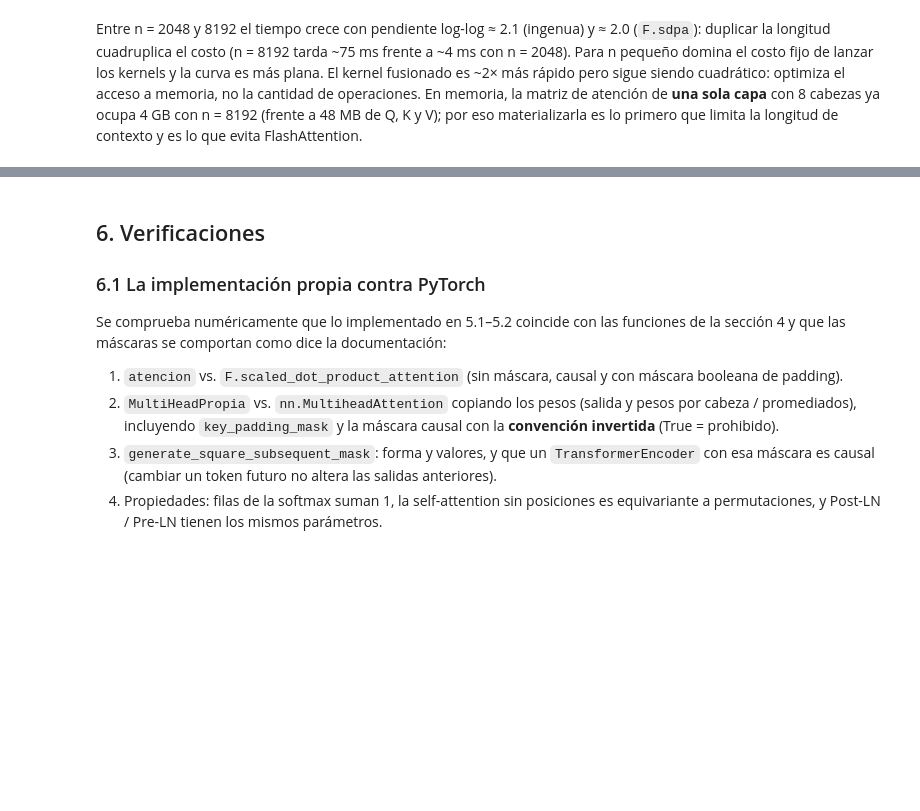
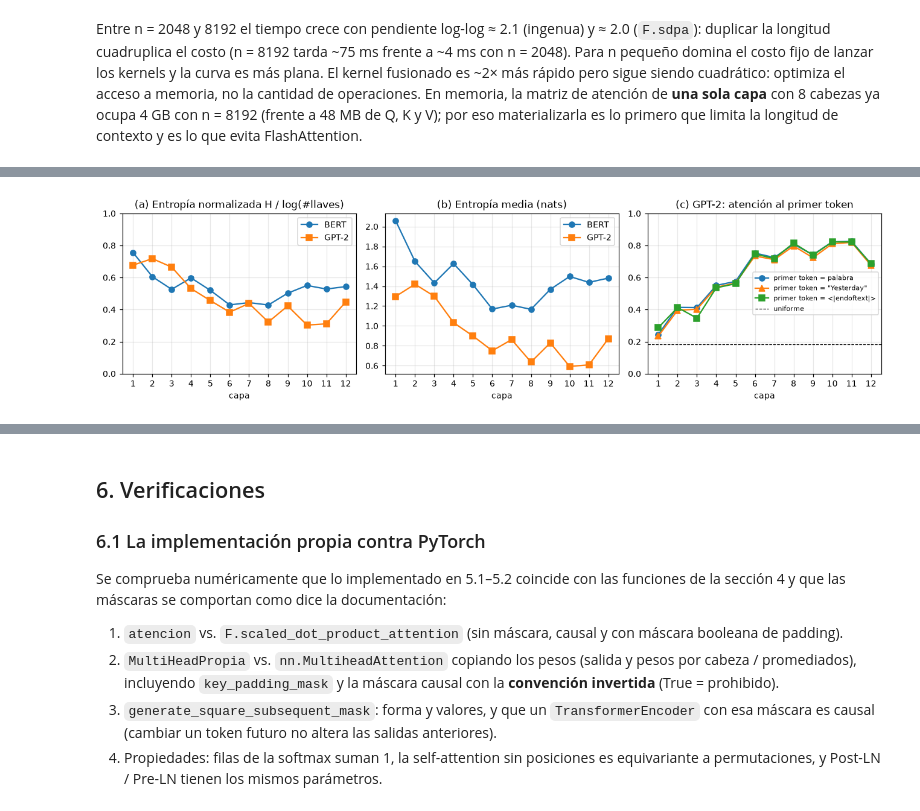
Before and after one commit to nicoCT04/Hoja_trabajo_2_DL, a Jupyter notebook: notebook/hoja2.ipynb, the cells around one changed output, grey strips where cells are left out. Cells and saved outputs as stored; diff of their text form; code cells hidden in the pictures; blank space fills up the shorter version.

```diff
--- a/notebook/hoja2.ipynb
+++ b/notebook/hoja2.ipynb
@@ -420,0 +721,18 @@ primero que limita la longitud de contexto y es lo que evita FlashAttention.
+# %%
+def entropia_por_capa(modelo, tok, oraciones, causal):
+    H, Hn = np.zeros(12), np.zeros(12)
+    for o in oraciones:
+        A, _ = atenciones(modelo, tok, o)
+        n = A.shape[-1]
+        h = -(A * torch.log(A.clamp_min(1e-12))).sum(-1)                     # (capas, cabezas, n)
+        nllaves = torch.arange(1, n + 1).float() if causal else torch.full((n,), float(n))
+        filas = slice(1, None) if causal else slice(None)
+        H += h[..., filas].mean((1, 2)).numpy()
+        Hn += (h / torch.log(nllaves))[..., filas].mean((1, 2)).numpy()
+    return H / len(oraciones), Hn / len(oraciones)
+
+H_b, Hn_b = entropia_por_capa(bert, tok_bert, ORACIONES, causal=False)
+H_g, Hn_g = entropia_por_capa(gpt2, tok_gpt2, ORACIONES, causal=True)
+ent_df = pd.DataFrame({'capa': range(1, 13), 'BERT H': H_b, 'BERT H norm.': Hn_b, 'GPT-2 H': H_g, 'GPT-2 H norm.': Hn_g})
+ent_df.to_csv(os.path.join(REPORTS, 'entropia.csv'), index=False)
+ent_df
@@ -420,0 +753,16 @@ primero que limita la longitud de contexto y es lo que evita FlashAttention.
+# %%
+fig, ax = plt.subplots(1, 3, figsize=(12, 3.3))
+ax[0].plot(ent_df.capa, ent_df['BERT H norm.'], 'o-', label='BERT')
+ax[0].plot(ent_df.capa, ent_df['GPT-2 H norm.'], 's-', label='GPT-2')
+ax[0].set(title='(a) Entropía normalizada H / log(#llaves)', xlabel='capa', ylim=(0, 1), xticks=range(1, 13)); ax[0].legend()
+ax[1].plot(ent_df.capa, ent_df['BERT H'], 'o-', label='BERT')
+ax[1].plot(ent_df.capa, ent_df['GPT-2 H'], 's-', label='GPT-2')
+ax[1].set(title='(b) Entropía media (nats)', xlabel='capa', xticks=range(1, 13)); ax[1].legend()
+ax[2].plot(sink_df.capa, sink_df['primer token (oración)'], 'o-', label='primer token = palabra')
+ax[2].plot(sink_df.capa, sink_df['primer token = "Yesterday"'], '^-', label='primer token = "Yesterday"')
+ax[2].plot(sink_df.capa, sink_df['primer token = <|endoftext|>'], 's-', label='primer token = <|endoftext|>')
+ax[2].axhline(unif, color='k', ls='--', lw=0.8, label='uniforme')
+ax[2].set(title='(c) GPT-2: atención al primer token', xlabel='capa', ylim=(0, 1), xticks=range(1, 13)); ax[2].legend(fontsize=7)
+fig.tight_layout(); guardar(fig, 'entropia_sinks.png'); plt.show()
+# %% [output]
+[figure, added]
```
Also changed, not shown: parts of 29 cells of this notebook, 15 other files.
